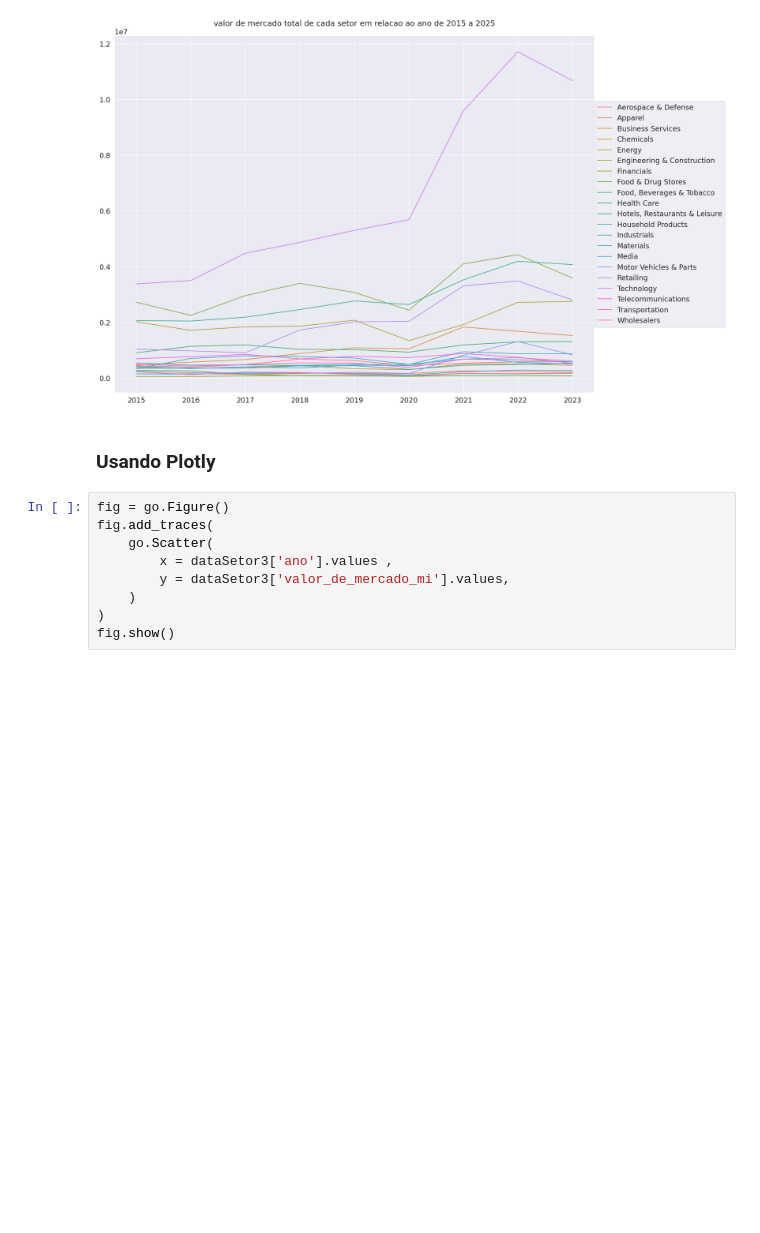
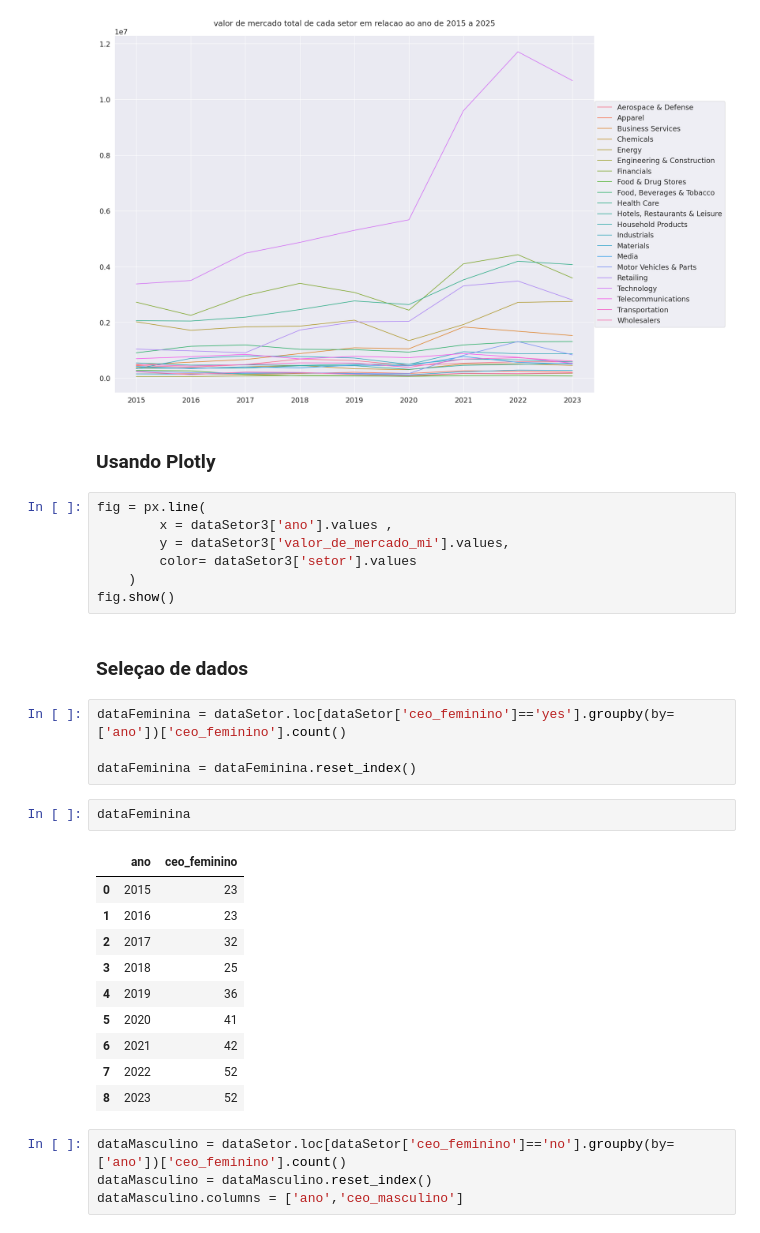
Before and after one commit to kaladabrio2020/AnalisandoFortunas, a Jupyter notebook: Analise.ipynb, the cells around one changed output. Cells and saved outputs as stored; diff of their text form; blank space fills up the shorter version.

```diff
--- a/Analise.ipynb
+++ b/Analise.ipynb
@@ -278,11 +269,32 @@ sea.move_legend(fig, "right",bbox_to_anchor=(1, 0, 0.28, 1))
 # %% [markdown]
 ### Usando Plotly
 # %%
-fig = go.Figure()
-fig.add_traces(
-    go.Scatter(
+fig = px.line(
         x = dataSetor3['ano'].values ,
         y = dataSetor3['valor_de_mercado_mi'].values,
+        color= dataSetor3['setor'].values
     )
-)
 fig.show()
+# %% [markdown]
+### Seleçao de dados
+# %%
+dataFeminina = dataSetor.loc[dataSetor['ceo_feminino']=='yes'].groupby(by=['ano'])['ceo_feminino'].count()
+
+dataFeminina = dataFeminina.reset_index()
+# %%
+dataFeminina
+# %% [output]
+|  | ano | ceo_feminino |
+| 0 | 2015 | 23 |
+| 1 | 2016 | 23 |
+| 2 | 2017 | 32 |
+| 3 | 2018 | 25 |
+| 4 | 2019 | 36 |
+| 5 | 2020 | 41 |
+| 6 | 2021 | 42 |
+| 7 | 2022 | 52 |
+| 8 | 2023 | 52 |
+# %%
+dataMasculino = dataSetor.loc[dataSetor['ceo_feminino']=='no'].groupby(by=['ano'])['ceo_feminino'].count()
+dataMasculino = dataMasculino.reset_index()
+dataMasculino.columns = ['ano','ceo_masculino']
```
Also changed, not shown: parts of 10 cells of this notebook.
